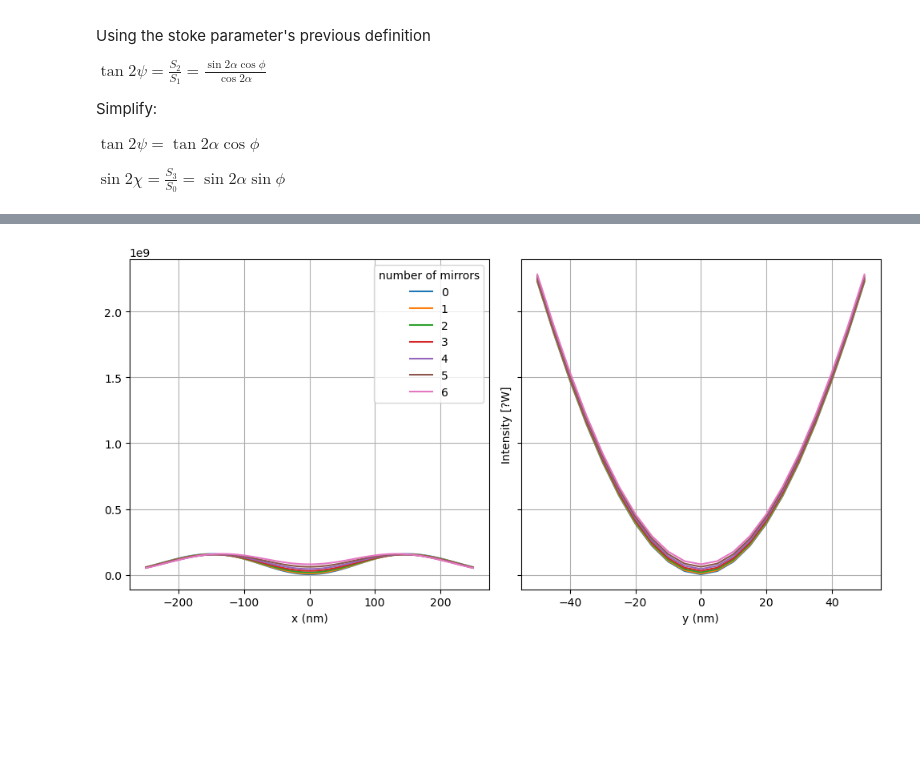
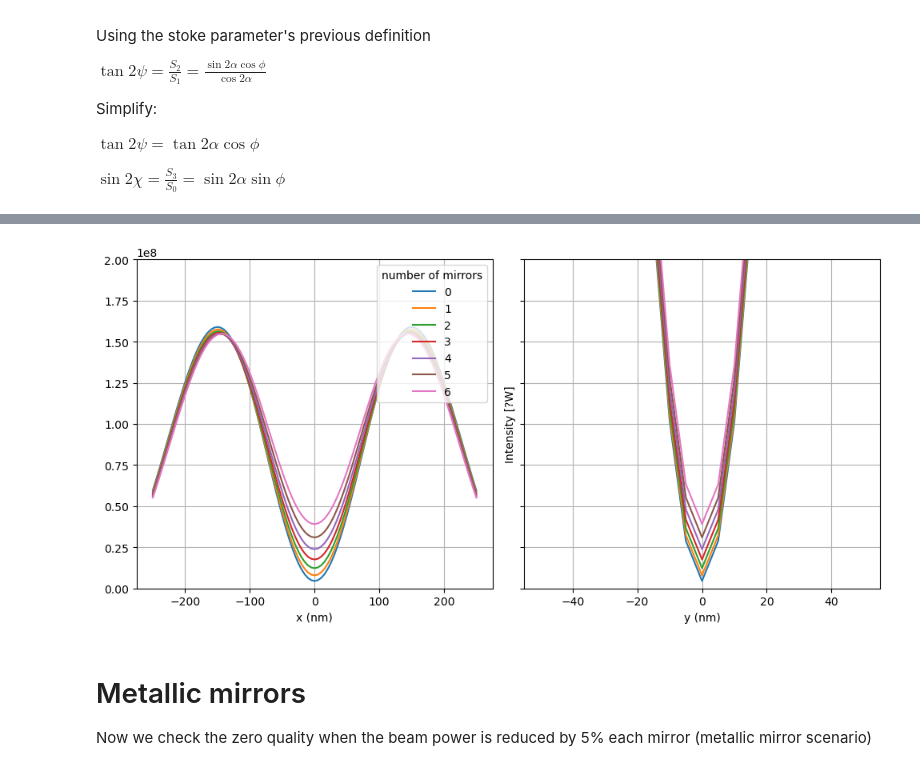
Before and after one commit to sfbarrerab/beam-shape-setups, a Jupyter notebook: ellipticity_changes_simulation.ipynb, the cells around one changed output, grey strips where cells are left out. Saved outputs shown, nothing was run; the diff lists cells and outputs as text; code cells hidden in the pictures; blank space fills up the shorter version.

```diff
--- a/ellipticity_changes_simulation.ipynb
+++ b/ellipticity_changes_simulation.ipynb
@@ -182,7 +182,7 @@ $
 # %%
 # variables
 number_of_mirrors = 7
-delta_per_mirror_in_rad = 1*np.pi/180
+delta_per_mirror_in_rad = 0.6*np.pi/180
 
 # Small sample space
 _spc = ff.Spaces(
@@ -225,24 +225,30 @@ beam = np.array(beam)
 # %%
 fig, axs = plt.subplots(1, 2, figsize=(10, 5), sharey=True)
 
 
 axs[0].plot(
     _fldout.x * 1e9,
     np.squeeze(beam[:, :, _fldout.y == 0, _fldout.z == 0]).T,
 )
 axs[0].legend([f"{e}" for e in range(number_of_mirrors)], title="number of mirrors", loc="upper right")
 axs[0].set_xlabel("x (nm)")
 axs[0].grid()
+# Set the y-range to be from 0 to 0.2
+axs[0].set_ylim(0, 0.2 * 1e9)
 
 axs[1].plot(
     _fldout.y * 1e9,
     np.squeeze(beam[:, _fldout.x == 0, :, _fldout.z == 0]).T,
 )
 axs[1].set_xlabel("y (nm)")
 axs[1].set_ylabel("Intensity [?W]")
 axs[1].grid()
 
 plt.tight_layout()
 plt.show()
 # %% [output]
-[figure, old version]
+[figure, new version]
+# %% [markdown]
+# Metallic mirrors
+
+Now we check the zero quality when the beam power is reduced by 5% each mirror (metallic mirror scenario)
```
Also changed, not shown: parts of 6 cells of this notebook.
